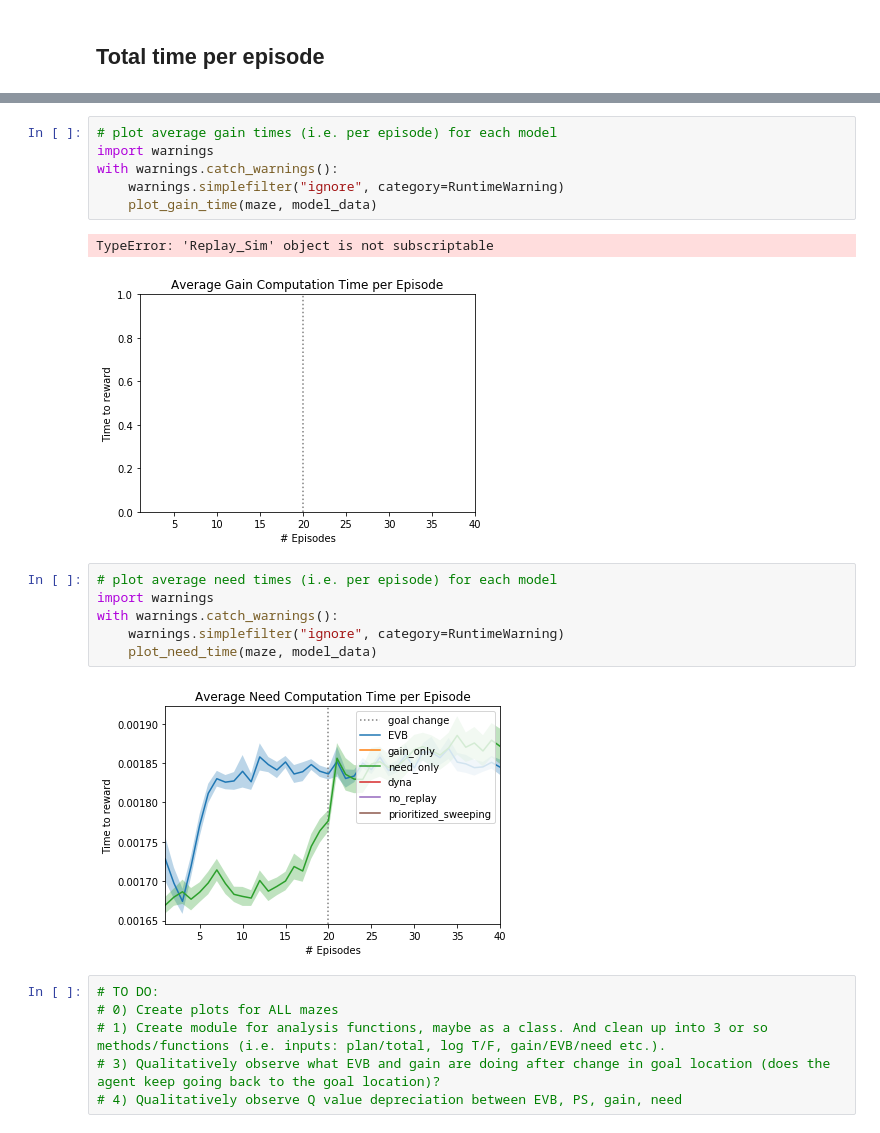
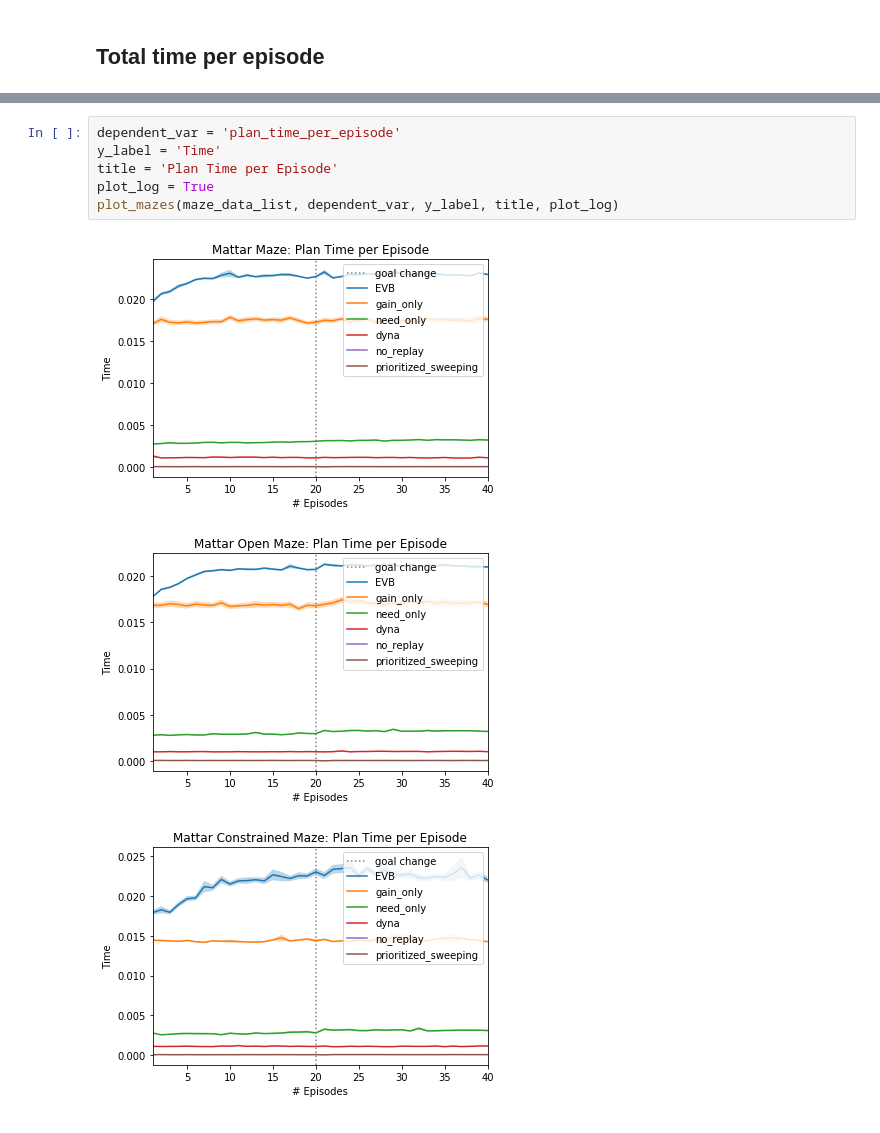
Before and after one commit to RoyTalDew/RL_Replay, a Jupyter notebook: analysis.ipynb, the cells around one changed output, grey strips where cells are left out. Cells and saved outputs as stored; diff of their text form.

Commit message:
condensed analysis script

```diff
--- a/analysis.ipynb
+++ b/analysis.ipynb
@@ -305,23 +72,10 @@ with warnings.catch_warnings():
-# %%
-# plot average gain times (i.e. per episode) for each model
-import warnings
-with warnings.catch_warnings():
-    warnings.simplefilter("ignore", category=RuntimeWarning)
-    plot_gain_time(maze, model_data)
-# %% [output]
-TypeError: 'Replay_Sim' object is not subscriptable
-[figure, removed]
-# %%
-# plot average need times (i.e. per episode) for each model
-import warnings
-with warnings.catch_warnings():
-    warnings.simplefilter("ignore", category=RuntimeWarning)
-    plot_need_time(maze, model_data)
-# %% [output]
-[figure, removed]
-# %%
-# TO DO:
-# 0) Create plots for ALL mazes
-# 1) Create module for analysis functions, maybe as a class. And clean up into 3 or so methods/functions (i.e. inputs: plan/total, log T/F, gain/EVB/need etc.).
-# 3) Qualitatively observe what EVB and gain are doing after change in goal location (does the agent keep going back to the goal location)?
-# 4) Qualitatively observe Q value depreciation between EVB, PS, gain, need
+# %%
+dependent_var = 'plan_time_per_episode'
+y_label = 'Time'
+title = 'Plan Time per Episode'
+plot_log = True
+plot_mazes(maze_data_list, dependent_var, y_label, title, plot_log)
+# %% [output]
+[figure, added]
+[figure, added]
+[figure, added]
```
Also changed, not shown: parts of 34 cells of this notebook, 3 other files.
